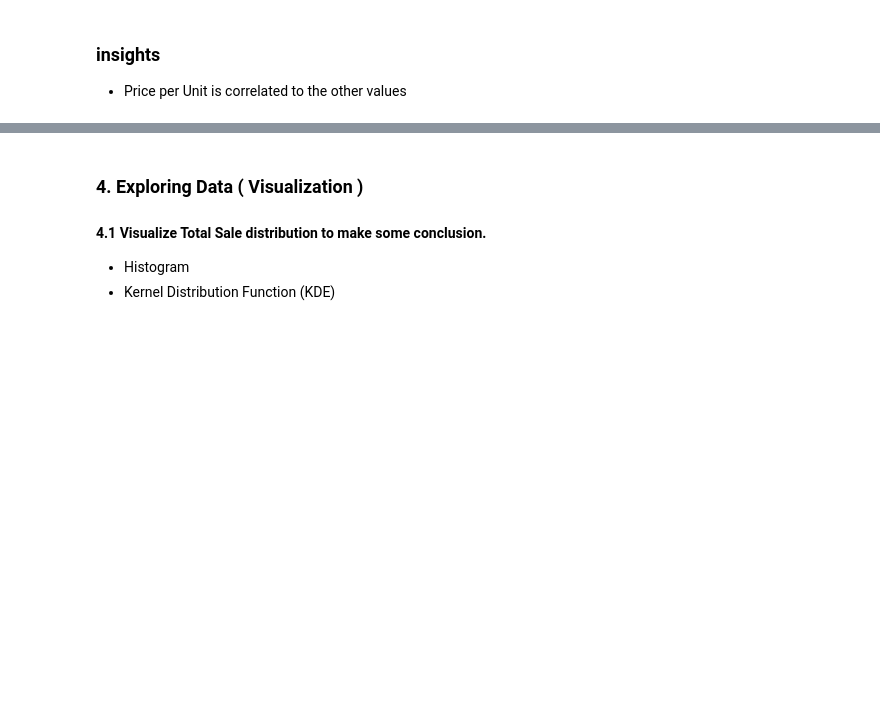
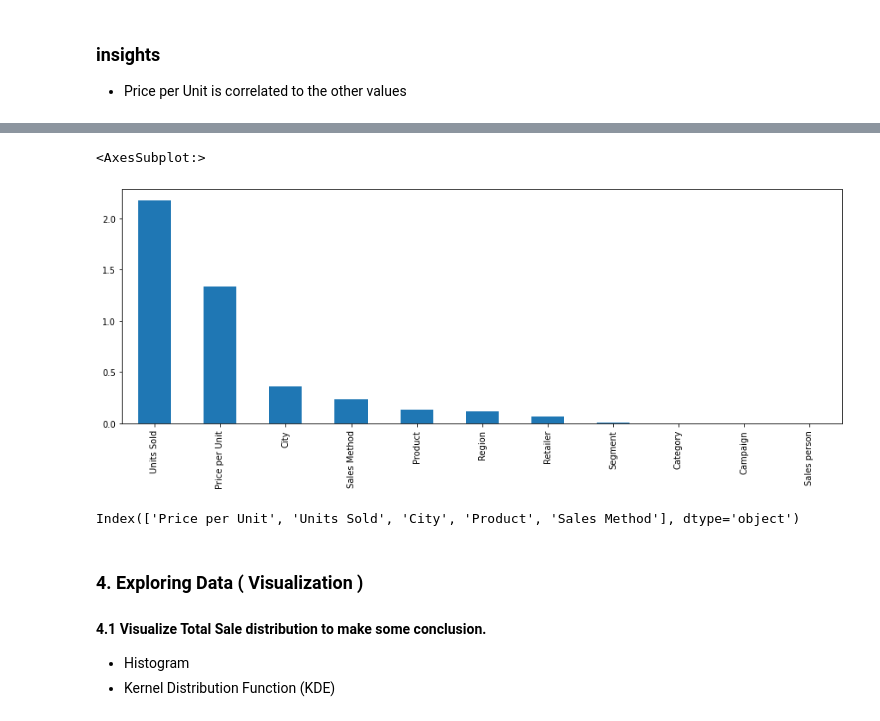
Before and after one commit to salano/addidas_ml_sales_project, a Jupyter notebook: notebook/Addidas_EDA.ipynb, the cells around one changed output, grey strips where cells are left out. Saved outputs shown, nothing was run; the diff lists cells and outputs as text; code cells hidden in the pictures; blank space fills up the shorter version.

```diff
--- a/notebook/Addidas_EDA.ipynb
+++ b/notebook/Addidas_EDA.ipynb
@@ -326,6 +324,8 @@ def calc_vif(X):
 
     return(vif)
 
+X = data.drop(columns=['Total Sales'])
+Y = data['Total Sales']
 data = data.drop(columns=['Total Sales'])
 calc_vif(data)
 # %% [output]
@@ -362,0 +469,5 @@ calc_vif(data)
+# %%
+from sklearn.feature_selection import mutual_info_regression
+# determine the mutual information
+mutual_info = mutual_info_regression(X.fillna(0), Y)
+mutual_info
@@ -362,0 +478,4 @@ calc_vif(data)
+# %%
+mutual_info = pd.Series(mutual_info)
+mutual_info.index = X.columns
+mutual_info.sort_values(ascending=False)
@@ -363,3 +495,17 @@ calc_vif(data)
+# %%
+mutual_info.sort_values(ascending=False).plot.bar(figsize=(15,5))
+# %% [output]
+<AxesSubplot:>
+[figure, added]
+# %%
+from sklearn.feature_selection import SelectKBest
+
+#Select the  top 5 important features
+sel_five_cols = SelectKBest(mutual_info_regression, k=5)
+sel_five_cols.fit(X, Y)
+X.columns[sel_five_cols.get_support()]
+# %% [output]
+Index(['Price per Unit', 'Units Sold', 'City', 'Product', 'Sales Method'], dtype='object')
 # %% [markdown]
 ### 4. Exploring Data ( Visualization )
 #### 4.1 Visualize Total Sale distribution to make some conclusion.
```
Also changed, not shown: parts of 21 cells of this notebook.
